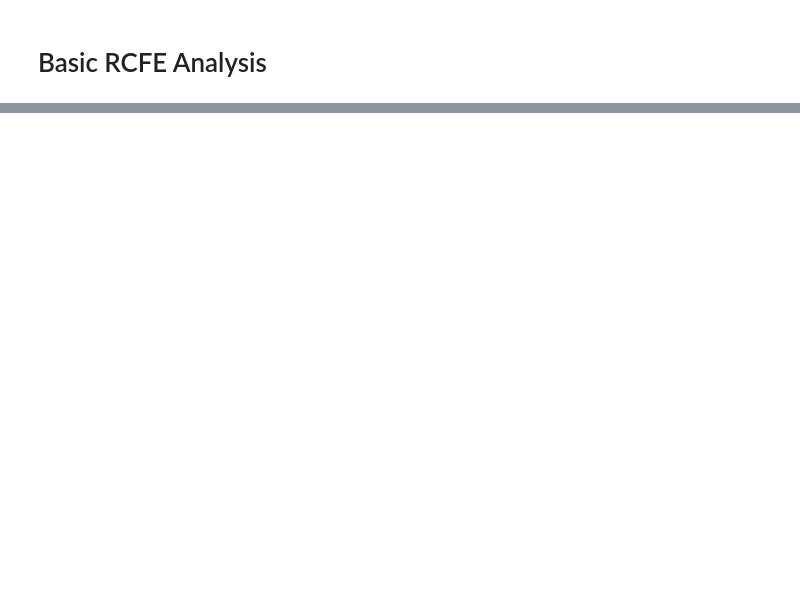
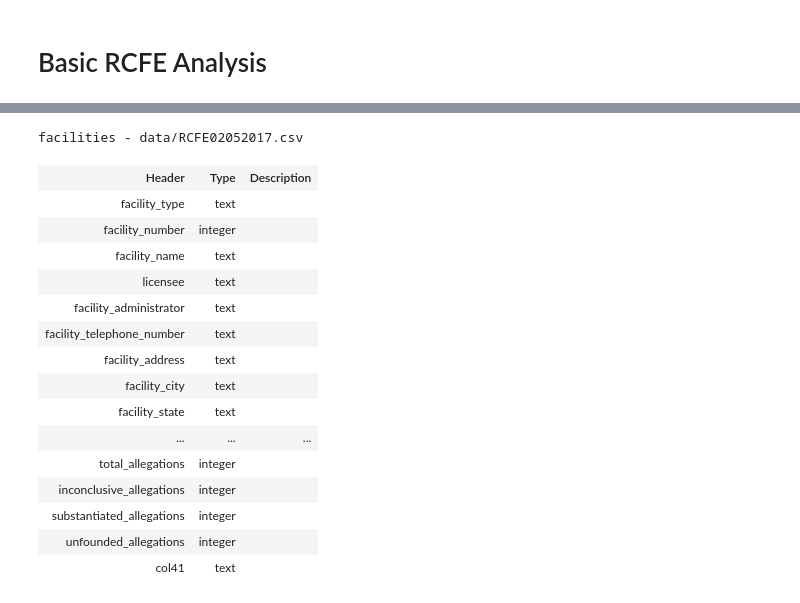
Before and after one commit to rkiyengar/age-friendly-communities, a Jupyter notebook: packages/residential-care-facilities/analysis/eric.ipynb, the cells around one changed output, grey strips where cells are left out. Saved outputs shown, nothing was run; the diff lists cells and outputs as text; code cells hidden in the pictures; blank space fills up the shorter version.

```diff
--- a/packages/residential-care-facilities/analysis/eric.ipynb
+++ b/packages/residential-care-facilities/analysis/eric.ipynb
@@ -33,0 +32,9 @@ inspect_typea Failed to cast '10/24/2016' (<class 'rowpipe.valuetype.core.Failed
+# %%
+
+fac_resource = doc.resource('facilities')
+fac = fac_resource.dataframe()
+
+# Print out the errors, if there are any. The first version of the facilities file we downloaded was corrupt, with a
+# lot of CSV formatting errors. We've asked for an update.
+for k,v in fac.metatab_errors.items():
+    print(k, list(v)[0]) # Just print the first error on this field.
@@ -34,3 +49,23 @@ inspect_typea Failed to cast '10/24/2016' (<class 'rowpipe.valuetype.core.Failed
+# %%
+fac_resource
+# %% [output]
+facilities - data/RCFE02052017.csv
+| Header | Type | Description |
+| facility_type | text |  |
+| facility_number | integer |  |
+| facility_name | text |  |
+| licensee | text |  |
+| facility_administrator | text |  |
+| facility_telephone_number | text |  |
+| facility_address | text |  |
+| facility_city | text |  |
+| facility_state | text |  |
+| ... | ... | ... |
+| total_allegations | integer |  |
+| inconclusive_allegations | integer |  |
+| substantiated_allegations | integer |  |
+| unfounded_allegations | integer |  |
+| col41 | text |  |
 # %%
 fac.T # A good way to get a view of all columns and their typical values.
 # %% [output]
```
Also changed, not shown: parts of 3 cells of this notebook, 2 other files.
